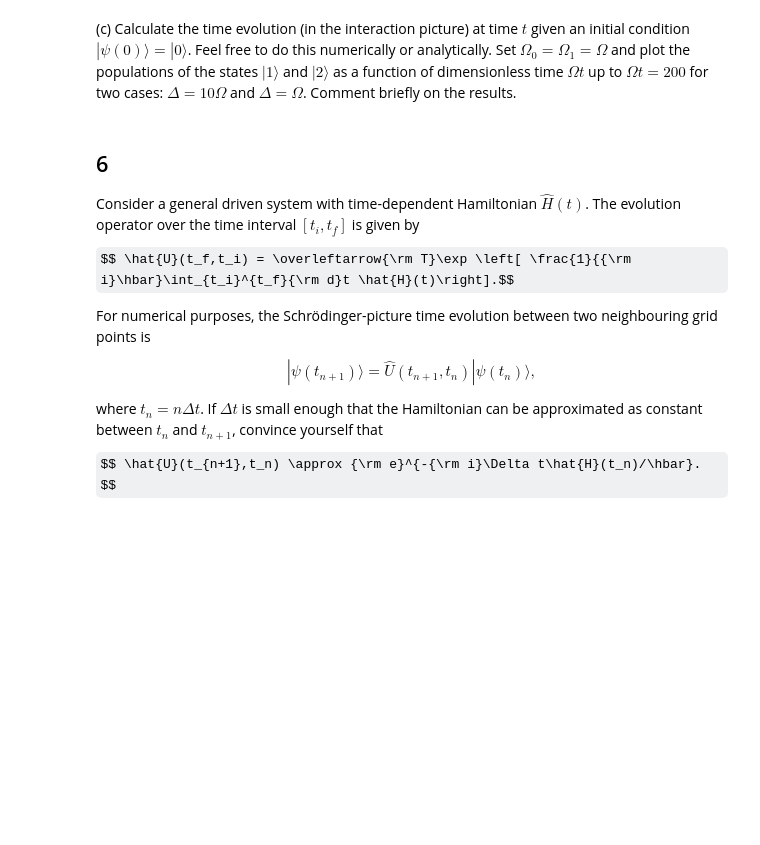
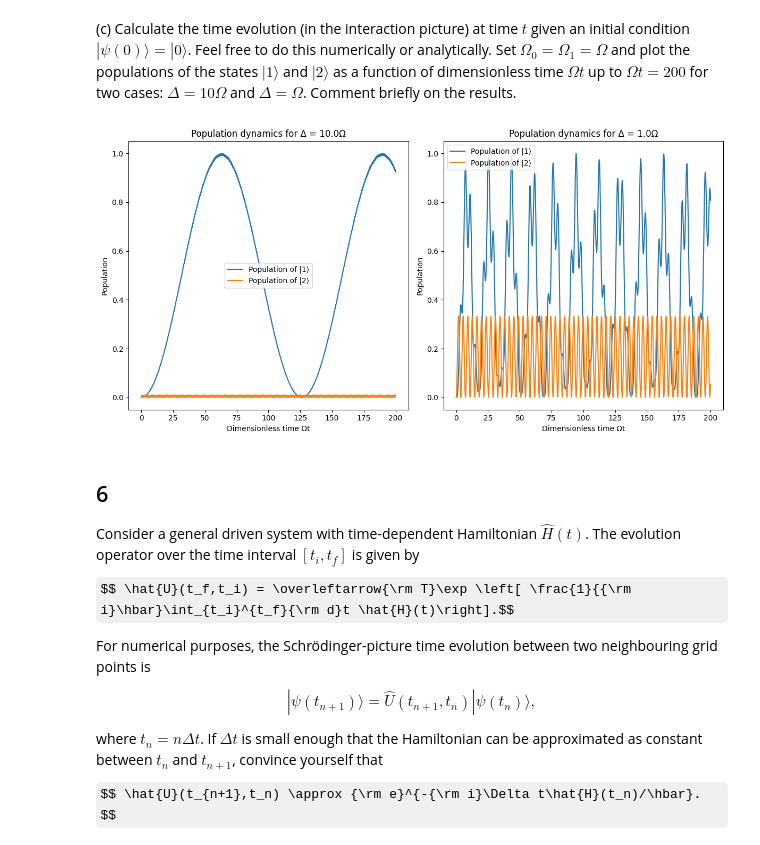
Before and after one commit to JavierAyala381/OpenQuantumSystemsSet1, a Jupyter notebook: Worksheet_1.ipynb, the cells around one changed output. Saved outputs shown, nothing was run; the diff lists cells and outputs as text; code cells hidden in the pictures; some formulas as TeX source; blank space fills up the shorter version.

```diff
--- a/Worksheet_1.ipynb
+++ b/Worksheet_1.ipynb
@@ -556,6 +553,62 @@ $$
 $$
 # %% [markdown]
 (c) Calculate the time evolution (in the interaction picture) at time $t$ given an initial condition $|\psi(0)\rangle = |0\rangle$. Feel free to do this numerically or analytically. Set $\Omega_0 = \Omega_1 = \Omega$ and plot the populations of the states $|1\rangle$ and $|2\rangle$ as a function of dimensionless time $\Omega t$ up to $\Omega t = 200$ for two cases: $\Delta = 10\Omega$ and $\Delta = \Omega$. Comment briefly on the results.
+# %%
+# Define constants
+Omega = 1.0  # Rabi frequency
+# Define the detuning for two cases
+Delta_values = [10 * Omega, Omega]
+
+# Define the function that computes the hamiltonian
+def Hamiltonian_I(Omega, Delta):
+    ''' Defines and computes the Hamiltonian matrix in the interaction picture given the value of omega and delta'''
+    return np.array([
+        [0, 0, Omega / 2],
+        [0, 0, Omega / 2],
+        [Omega / 2, Omega / 2, Delta]
+    ])
+
+# Define initial state: |0> = [1, 0, 0]
+psi_0 = np.array([1, 0, 0])
+# Plot results for two different detunings
+t_max = 200  # Omega * t up to 200
+num_points = 1000
+# Define the linspace for the time evolution from time 0 up to tome t max
+times = np.linspace(0, t_max, num_points)
+
+# Define time evolution function
+def time_evolution(Omega: float, Delta: float):
+    # Holds the population of the state |1>
+    populations_1 = np.zeros(num_points)
+    # Holds the population of the state |2>
+    populations_2 = np.zeros(num_points)
+    # Iterate over each time step and compute the populations
+    for i,t in enumerate(times):
+        H_I = Hamiltonian_I(Omega, Delta)
+        # Evolution operator U = exp(-iHt)
+        U_t = scipy.linalg.expm(-1j * H_I * t)
+        psi_t = np.dot(U_t, psi_0)
+        # Compute populations: |<1|psi(t)>|^2 and |<2|psi(t)>|^2
+        populations_1[i] = np.abs(psi_t[1]) ** 2
+        populations_2[i] = np.abs(psi_t[2]) ** 2
+
+    return times, populations_1, populations_2
+
+fig, axs = plt.subplots(1, 2, figsize=(12, 6))
+# Plot the populations for the delta values
+for i, Delta in enumerate(Delta_values):
+    times, populations_1, populations_2 = time_evolution(Omega, Delta)
+    axs[i].plot(times * Omega, populations_1, label='Population of |1⟩')
+    axs[i].plot(times * Omega, populations_2, label='Population of |2⟩')
+    axs[i].set_title(f'Population dynamics for Δ = {Delta / Omega}Ω')
+    axs[i].set_xlabel('Dimensionless time Ωt')
+    axs[i].set_ylabel('Population')
+    axs[i].legend()
+
+plt.tight_layout()
+plt.show()
+# %% [output]
+[figure, added]
 # %% [markdown]
 ## 6
 Consider a general driven system with time-dependent Hamiltonian $\hat{H}(t)$. The evolution operator over the time interval $[t_i,t_f]$ is given by
```
Also changed, not shown: parts of 2 cells of this notebook.
